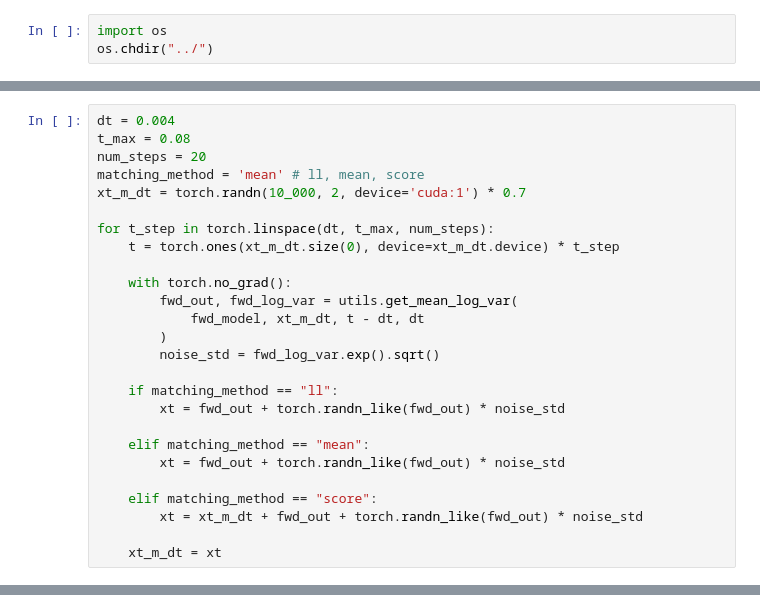
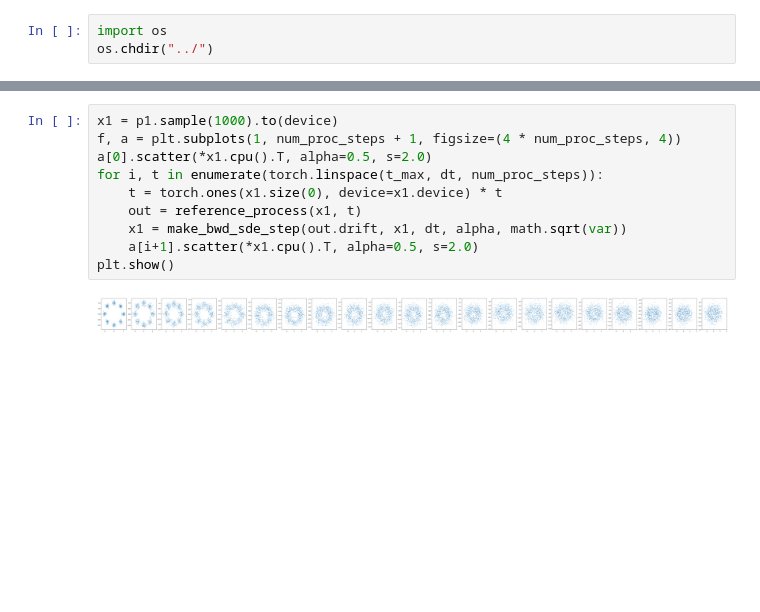
Before and after one commit to mmacosha/d2e-stochastic-dynamics, a Jupyter notebook: notebooks/sb-benchmark.ipynb, the cells around one changed output, grey strips where cells are left out. Cells and saved outputs as stored; diff of their text form; blank space fills up the shorter version.

```diff
--- a/notebooks/sb-benchmark.ipynb
+++ b/notebooks/sb-benchmark.ipynb
@@ -45,26 +25,0 @@ None
-# %%
-dt = 0.004
-t_max = 0.08
-num_steps = 20
-matching_method = 'mean' # ll, mean, score
-xt_m_dt = torch.randn(10_000, 2, device='cuda:1') * 0.7
-
-for t_step in torch.linspace(dt, t_max, num_steps):
-    t = torch.ones(xt_m_dt.size(0), device=xt_m_dt.device) * t_step
-
-    with torch.no_grad():
-        fwd_out, fwd_log_var = utils.get_mean_log_var(
-            fwd_model, xt_m_dt, t - dt, dt
-        )
-        noise_std = fwd_log_var.exp().sqrt()
-
-    if matching_method == "ll":
-        xt = fwd_out + torch.randn_like(fwd_out) * noise_std
-
-    elif matching_method == "mean":
-        xt = fwd_out + torch.randn_like(fwd_out) * noise_std
-
-    elif matching_method == "score":
-        xt = xt_m_dt + fwd_out + torch.randn_like(fwd_out) * noise_std
-
-    xt_m_dt = xt
@@ -95,0 +206,12 @@ W2 0.79
+# %%
+x1 = p1.sample(1000).to(device)
+f, a = plt.subplots(1, num_proc_steps + 1, figsize=(4 * num_proc_steps, 4))
+a[0].scatter(*x1.cpu().T, alpha=0.5, s=2.0)
+for i, t in enumerate(torch.linspace(t_max, dt, num_proc_steps)):
+    t = torch.ones(x1.size(0), device=x1.device) * t
+    out = reference_process(x1, t)
+    x1 = make_bwd_sde_step(out.drift, x1, dt, alpha, math.sqrt(var))
+    a[i+1].scatter(*x1.cpu().T, alpha=0.5, s=2.0)
+plt.show()
+# %% [output]
+[figure, added]
```
Also changed, not shown: parts of 15 cells of this notebook, 10 other files.
